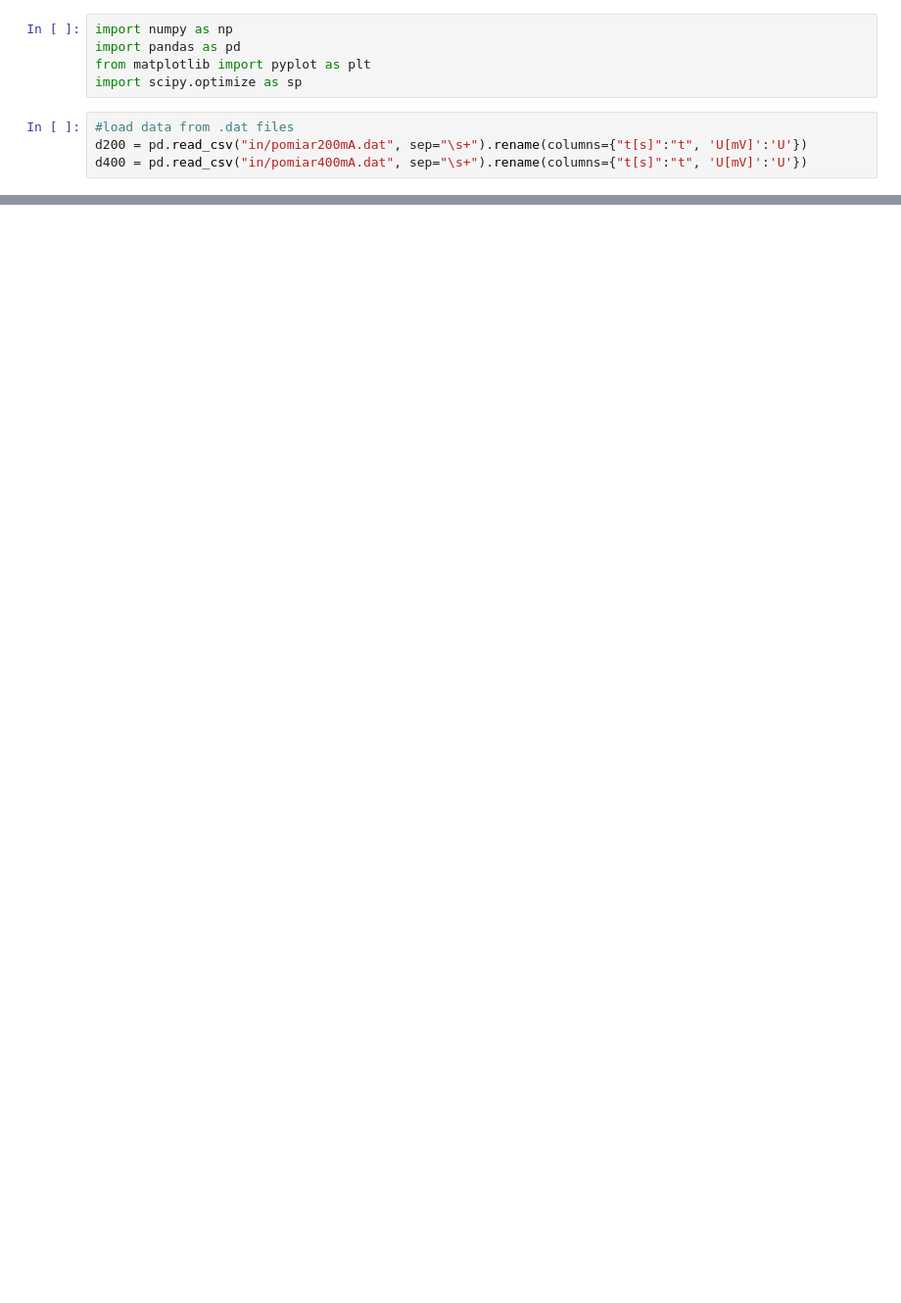
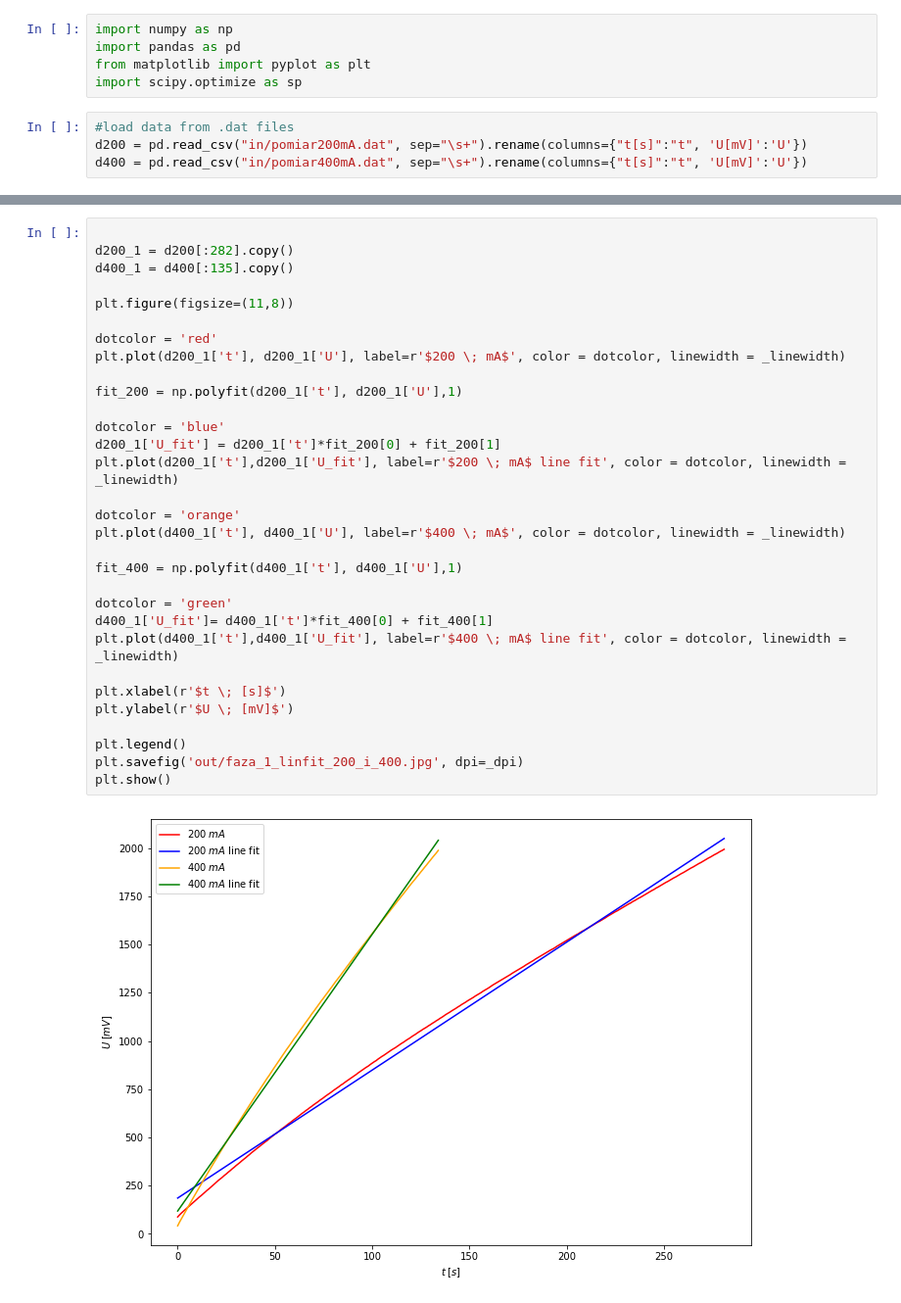
Before and after one commit to ficnawode/fizyka-pw-lab2-data-analysis, a Jupyter notebook: cw16/da.ipynb, the cells around one changed output, grey strips where cells are left out. Shown: that part at 98% size. Saved outputs shown, nothing was run; the diff lists cells and outputs as text; blank space fills up the shorter version.

```diff
--- a/cw16/da.ipynb
+++ b/cw16/da.ipynb
@@ -34,2 +34,35 @@ plt.show()
+# %%
+
+d200_1 = d200[:282].copy()
+d400_1 = d400[:135].copy()
+
+plt.figure(figsize=(11,8))
+
+dotcolor = 'red'
+plt.plot(d200_1['t'], d200_1['U'], label=r'$200 \; mA$', color = dotcolor, linewidth = _linewidth)
+
+fit_200 = np.polyfit(d200_1['t'], d200_1['U'],1)
+
+dotcolor = 'blue'
+d200_1['U_fit'] = d200_1['t']*fit_200[0] + fit_200[1]
+plt.plot(d200_1['t'],d200_1['U_fit'], label=r'$200 \; mA$ line fit', color = dotcolor, linewidth = _linewidth)
+
+dotcolor = 'orange'
+plt.plot(d400_1['t'], d400_1['U'], label=r'$400 \; mA$', color = dotcolor, linewidth = _linewidth)
+
+fit_400 = np.polyfit(d400_1['t'], d400_1['U'],1)
+
+dotcolor = 'green'
+d400_1['U_fit']= d400_1['t']*fit_400[0] + fit_400[1]
+plt.plot(d400_1['t'],d400_1['U_fit'], label=r'$400 \; mA$ line fit', color = dotcolor, linewidth = _linewidth)
+
+plt.xlabel(r'$t \; [s]$')
+plt.ylabel(r'$U \; [mV]$')
+
+plt.legend()
+plt.savefig('out/faza_1_linfit_200_i_400.jpg', dpi=_dpi)
+plt.show()
+# %% [output]
+[figure, added]
 # %%
 
```
Also changed, not shown: parts of 5 cells of this notebook, 6 other files.
